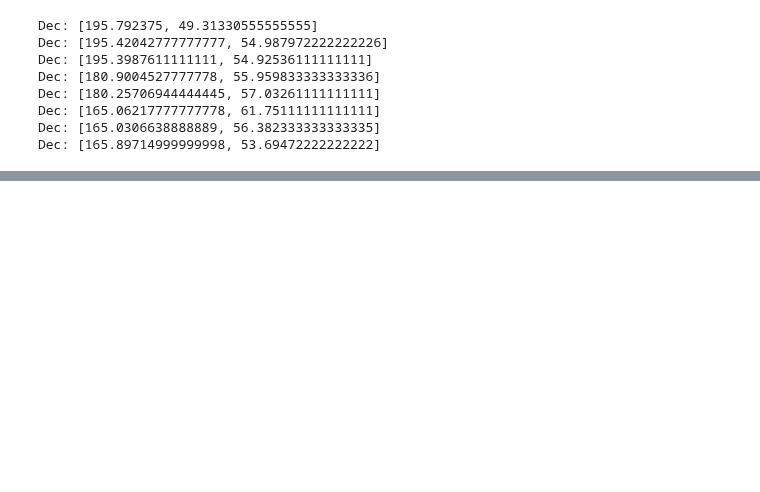
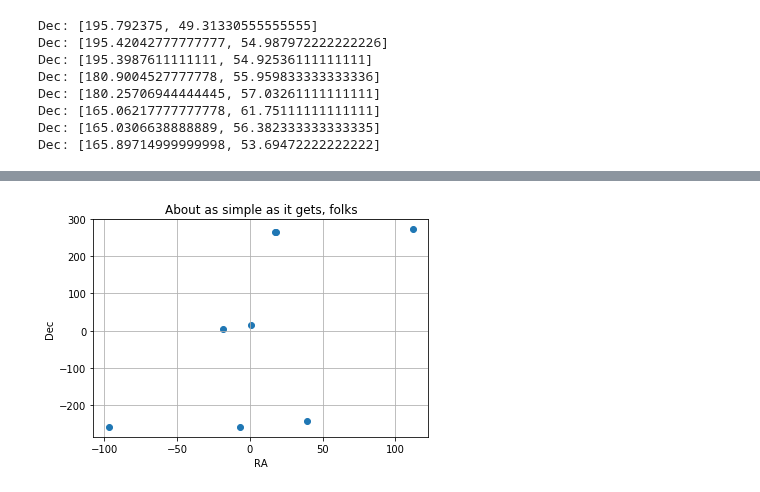
Before and after one commit to Hansastro/Astrolight, a Jupyter notebook: Coordinate.ipynb, the cells around one changed output, grey strips where cells are left out. Cells and saved outputs as stored; diff of their text form; code cells hidden in the pictures; blank space fills up the shorter version.

```diff
--- a/Coordinate.ipynb
+++ b/Coordinate.ipynb
@@ -85,0 +93,17 @@ plt.show()
+# %%
+def orthographic_Projection(point0, point):
+    R = 1000
+    lat = point[0] * math.pi / 180
+    long = point[1] * math.pi / 180
+    lat0 = point0[0] * math.pi / 180
+    long0 = point0[1] * math.pi / 180
+
+    x = R * math.cos(lat) * math.sin(long - long0)
+    y = R * (math.cos(lat0)*math.sin(lat) - math.sin(lat0) * math.cos(lat) * math.cos(long - long0))
+    c = math.sin(lat0) * math.sin(lat) + math.cos(lat0) * math.cos(lat) * math.cos(long - long0)
+
+    print(f"x: {x}, y: {y}, c:{c}")
+    #if c >= 0:
+    return (x,y)
+    #else:
+    #    return None
@@ -85,0 +115,4 @@ plt.show()
+# %%
+points = []
+for i in df.iterrows():
+    points.append(orthographic_Projection((180,56), (i[1]['RA_Num'], i[1]['Dec_Num'])))
@@ -85,0 +128,23 @@ plt.show()
+# %%
+x = []
+y = []
+for p in points:
+    x.append(p[0])
+    y.append(p[1])
+# %%
+# Data for plotting
+fig, ax = plt.subplots()
+ax.scatter(x, y)
+
+ax.set(xlabel='RA', ylabel='Dec',
+       title='About as simple as it gets, folks')
+ax.grid()
+
+#for i, txt in enumerate(df['Common Name']):
+#    ax.annotate(txt, df.iloc[i][['RA_Num','Dec_Num']].values.tolist())
+
+#fig.savefig("test.png")
+#plt.xlim(0.11, -0.11)
+#plt.ylim(63, 45)
+# %% [output]
+[figure, added]
```
Also changed, not shown: parts of 7 cells of this notebook.
